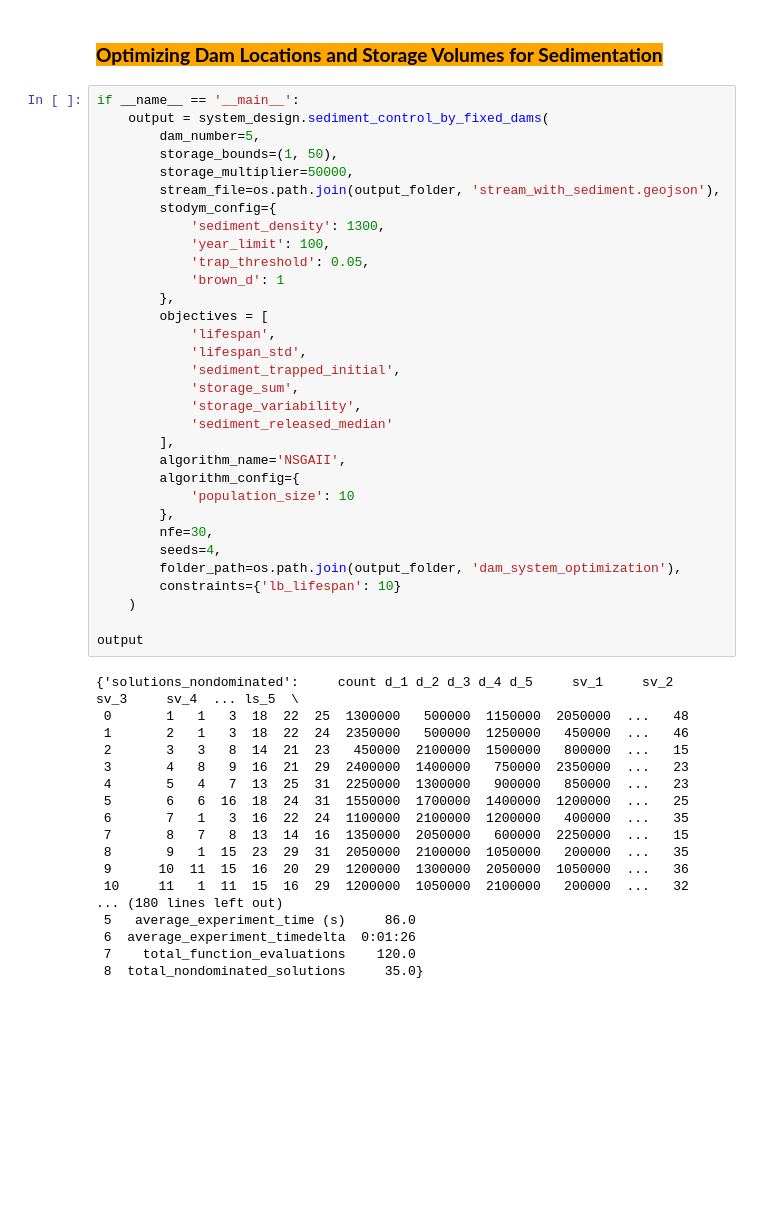
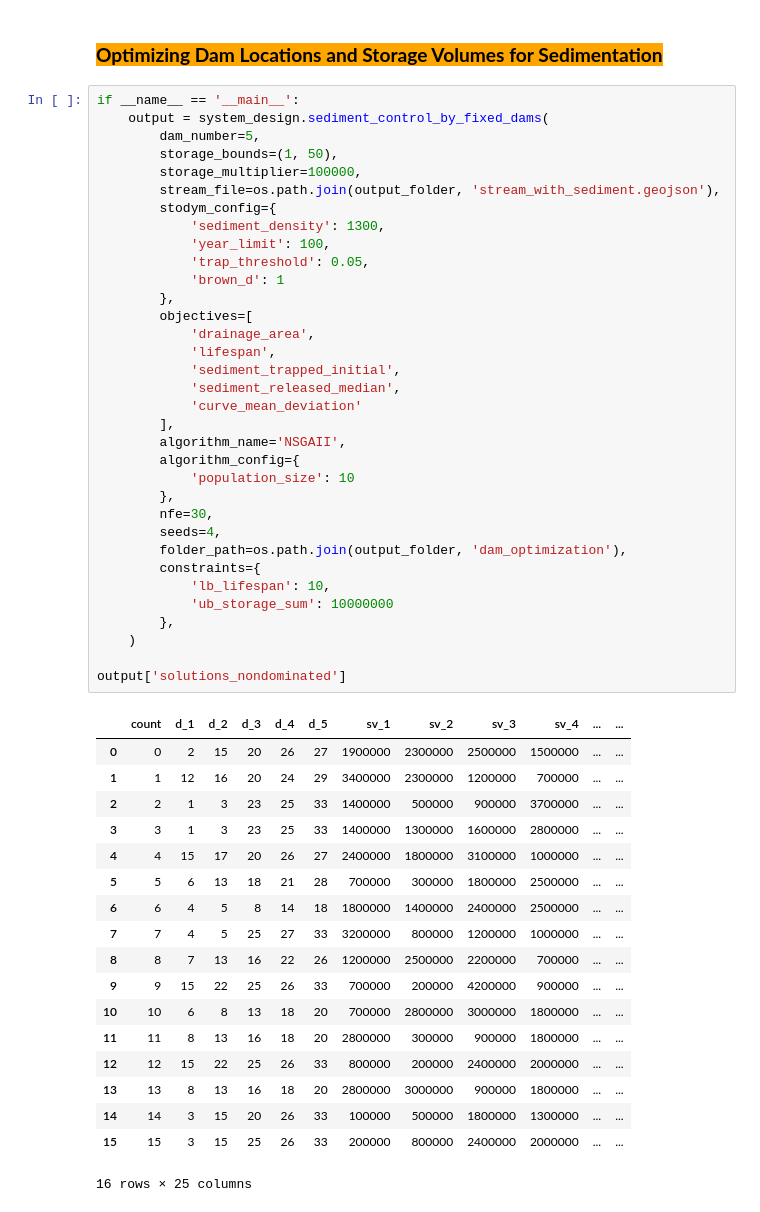
Before and after one commit to debpal/OptiDamTool, a Jupyter notebook: userguide_OptiDamTool.ipynb, the cells around one changed output. Drawn from its saved outputs; the diff is of its cells as text; blank space fills up the shorter version.

Commit message:
Updated new functions in the user guide

```diff
--- a/userguide_OptiDamTool.ipynb
+++ b/userguide_OptiDamTool.ipynb
@@ -350,50 +350,53 @@ output
 # %%
 if __name__ == '__main__':
     output = system_design.sediment_control_by_fixed_dams(
         dam_number=5,
         storage_bounds=(1, 50),
-        storage_multiplier=50000,
+        storage_multiplier=100000,
         stream_file=os.path.join(output_folder, 'stream_with_sediment.geojson'),
         stodym_config={
             'sediment_density': 1300,
             'year_limit': 100,
             'trap_threshold': 0.05,
             'brown_d': 1
         },
-        objectives = [
+        objectives=[
+            'drainage_area',
             'lifespan',
-            'lifespan_std',
             'sediment_trapped_initial',
-            'storage_sum',
-            'storage_variability',
-            'sediment_released_median'
+            'sediment_released_median',
+            'curve_mean_deviation'
         ],
         algorithm_name='NSGAII',
         algorithm_config={
             'population_size': 10
         },
         nfe=30,
         seeds=4,
-        folder_path=os.path.join(output_folder, 'dam_system_optimization'),
-        constraints={'lb_lifespan': 10}
+        folder_path=os.path.join(output_folder, 'dam_optimization'),
+        constraints={
+            'lb_lifespan': 10,
+            'ub_storage_sum': 10000000
+        },
     )
 
-output
+output['solutions_nondominated']
 # %% [output]
+|  | count | d_1 | d_2 | d_3 | d_4 | d_5 | sv_1 | sv_2 | sv_3 | sv_4 | ... | ... |
+| 0 | 0 | 2 | 15 | 20 | 26 | 27 | 1900000 | 2300000 | 2500000 | 1500000 | ... | ... |
+| 1 | 1 | 12 | 16 | 20 | 24 | 29 | 3400000 | 2300000 | 1200000 | 700000 | ... | ... |
+| 2 | 2 | 1 | 3 | 23 | 25 | 33 | 1400000 | 500000 | 900000 | 3700000 | ... | ... |
+| 3 | 3 | 1 | 3 | 23 | 25 | 33 | 1400000 | 1300000 | 1600000 | 2800000 | ... | ... |
+| 4 | 4 | 15 | 17 | 20 | 26 | 27 | 2400000 | 1800000 | 3100000 | 1000000 | ... | ... |
+| 5 | 5 | 6 | 13 | 18 | 21 | 28 | 700000 | 300000 | 1800000 | 2500000 | ... | ... |
+| 6 | 6 | 4 | 5 | 8 | 14 | 18 | 1800000 | 1400000 | 2400000 | 2500000 | ... | ... |
+| 7 | 7 | 4 | 5 | 25 | 27 | 33 | 3200000 | 800000 | 1200000 | 1000000 | ... | ... |
+| 8 | 8 | 7 | 13 | 16 | 22 | 26 | 1200000 | 2500000 | 2200000 | 700000 | ... | ... |
+| 9 | 9 | 15 | 22 | 25 | 26 | 33 | 700000 | 200000 | 4200000 | 900000 | ... | ... |
+| 10 | 10 | 6 | 8 | 13 | 18 | 20 | 700000 | 2800000 | 3000000 | 1800000 | ... | ... |
+| 11 | 11 | 8 | 13 | 16 | 18 | 20 | 2800000 | 300000 | 900000 | 1800000 | ... | ... |
+| 12 | 12 | 15 | 22 | 25 | 26 | 33 | 800000 | 200000 | 2400000 | 2000000 | ... | ... |
+| 13 | 13 | 8 | 13 | 16 | 18 | 20 | 2800000 | 3000000 | 900000 | 1800000 | ... | ... |
+| 14 | 14 | 3 | 15 | 20 | 26 | 33 | 100000 | 500000 | 1800000 | 1300000 | ... | ... |
+| 15 | 15 | 3 | 15 | 25 | 26 | 33 | 200000 | 800000 | 2400000 | 2000000 | ... | ... |
-{'solutions_nondominated':     count d_1 d_2 d_3 d_4 d_5     sv_1     sv_2     sv_3     sv_4  ... ls_5  \
- 0       1   1   3  18  22  25  1300000   500000  1150000  2050000  ...   48
- 1       2   1   3  18  22  24  2350000   500000  1250000   450000  ...   46
- 2       3   3   8  14  21  23   450000  2100000  1500000   800000  ...   15
- 3       4   8   9  16  21  29  2400000  1400000   750000  2350000  ...   23
- 4       5   4   7  13  25  31  2250000  1300000   900000   850000  ...   23
- 5       6   6  16  18  24  31  1550000  1700000  1400000  1200000  ...   25
- 6       7   1   3  16  22  24  1100000  2100000  1200000   400000  ...   35
- 7       8   7   8  13  14  16  1350000  2050000   600000  2250000  ...   15
- 8       9   1  15  23  29  31  2050000  2100000  1050000   200000  ...   35
- 9      10  11  15  16  20  29  1200000  1300000  2050000  1050000  ...   36
- 10     11   1  11  15  16  29  1200000  1050000  2100000   200000  ...   32
-... (180 lines left out)
- 5   average_experiment_time (s)     86.0
- 6  average_experiment_timedelta  0:01:26
- 7    total_function_evaluations    120.0
- 8  total_nondominated_solutions     35.0}
+16 rows × 25 columns
```
Also changed, not shown: parts of 4 cells of this notebook.
